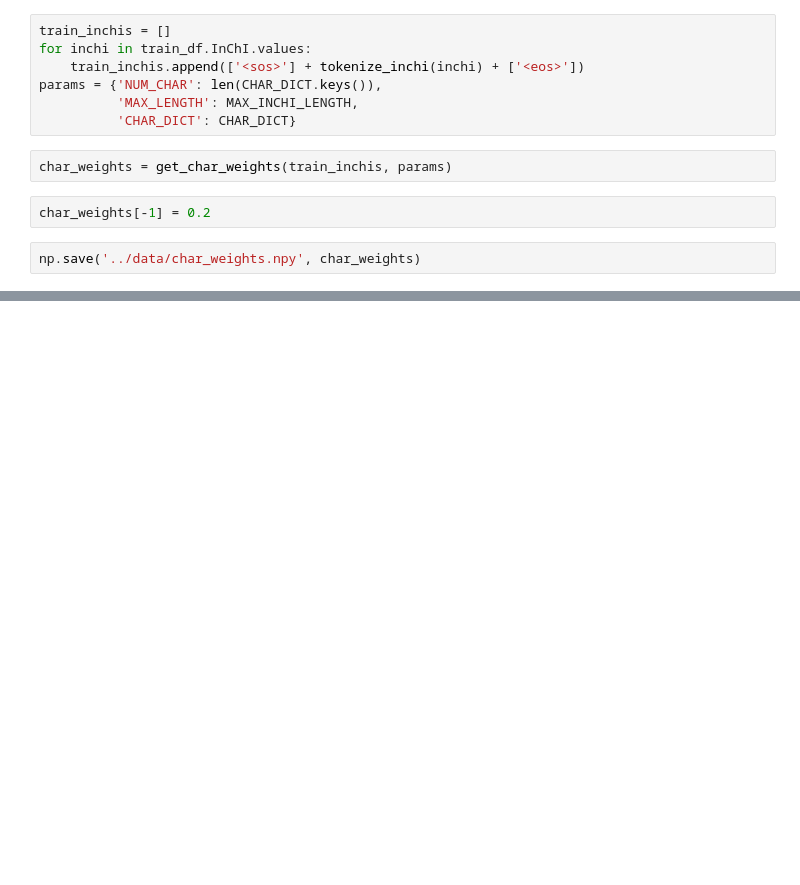
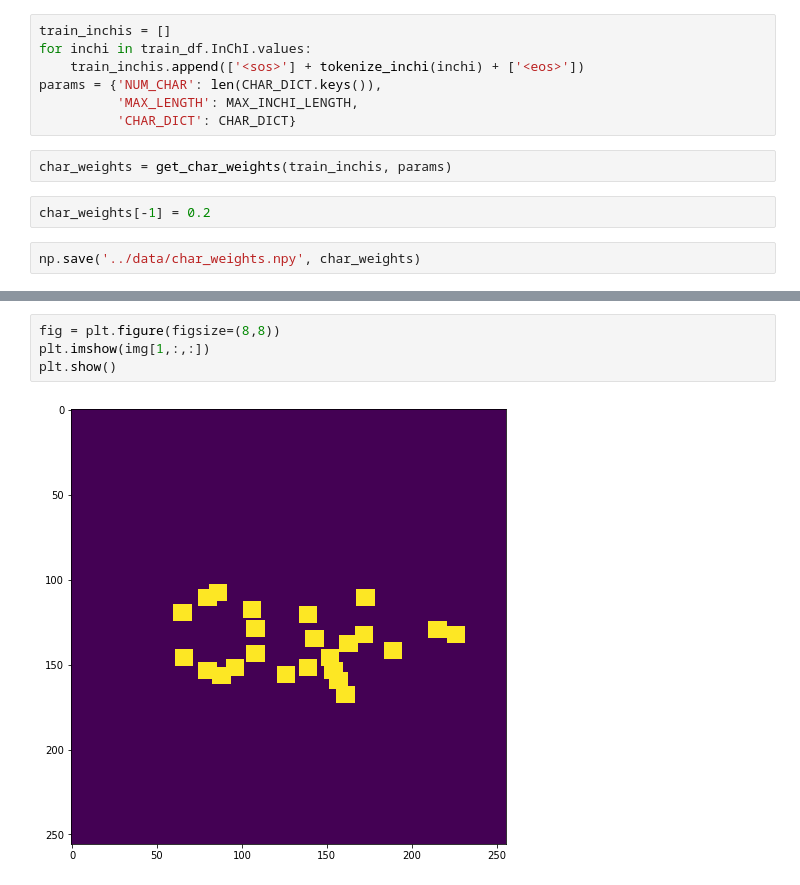
Before and after one commit to wesleyktatum/bms_kaggle, a Jupyter notebook: ipynb/od_exploration.ipynb, the cells around one changed output, grey strips where cells are left out. Cells and saved outputs as stored; diff of their text form; blank space fills up the shorter version.

```diff
--- a/ipynb/od_exploration.ipynb
+++ b/ipynb/od_exploration.ipynb
@@ -1027,0 +1062,6 @@ np.save('../data/char_weights.npy', char_weights)
+# %%
+fig = plt.figure(figsize=(8,8))
+plt.imshow(img[1,:,:])
+plt.show()
+# %% [output]
+[figure, added]
```
Also changed, not shown: parts of 27 cells of this notebook.
